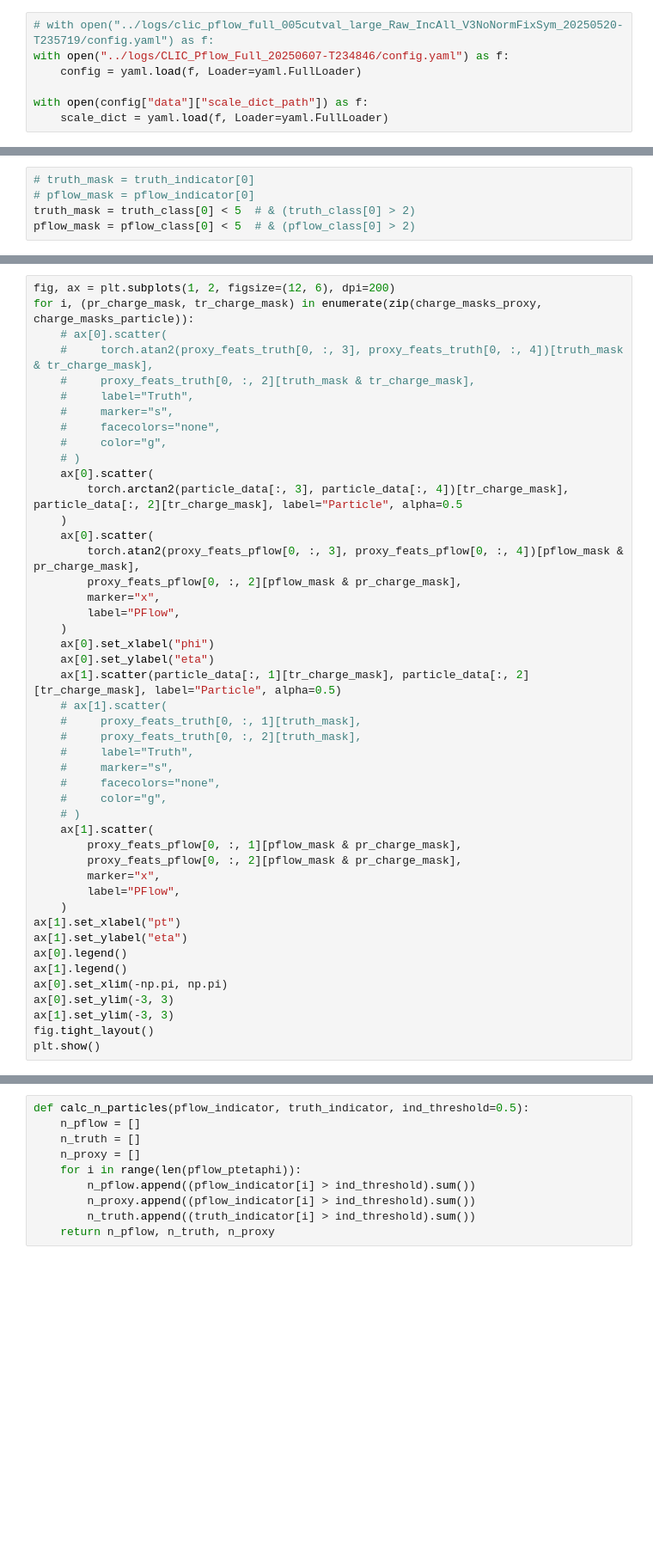
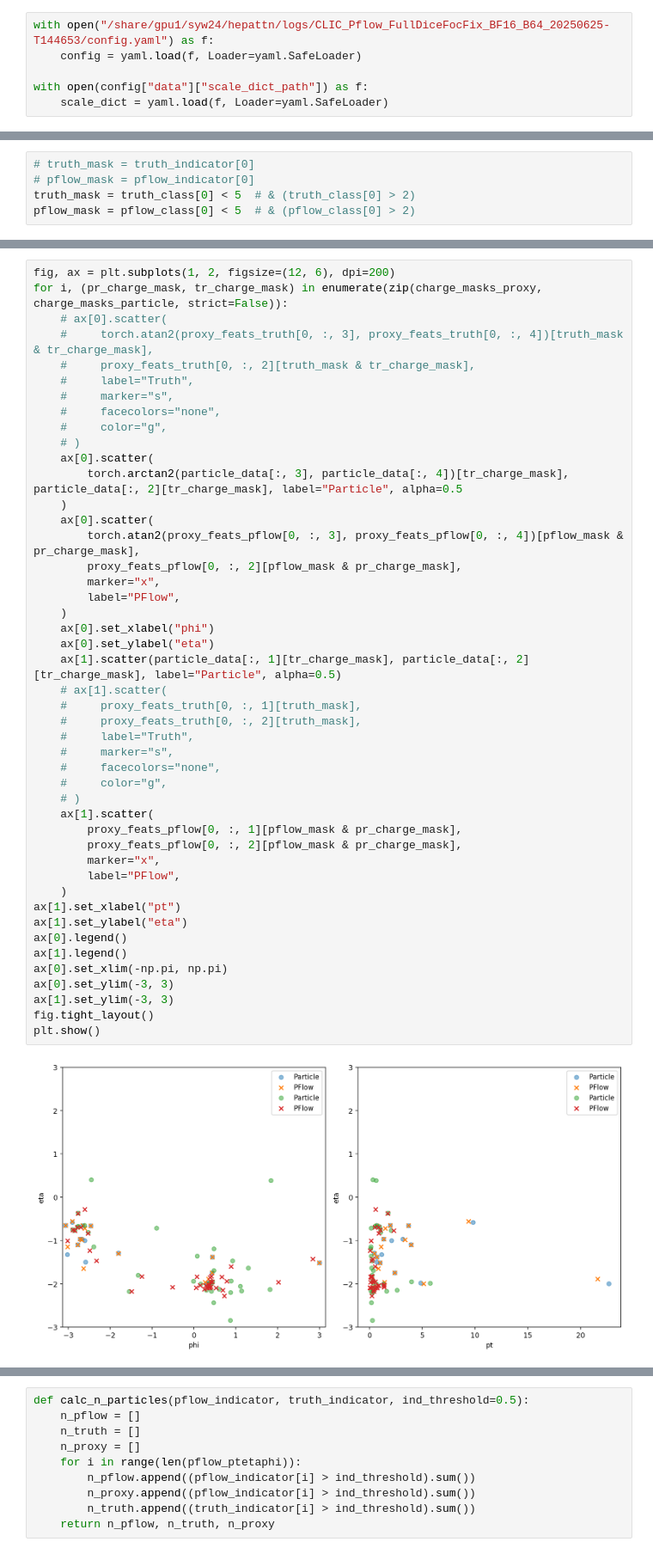
Before and after one commit to sunnyw22/hepattn, a Jupyter notebook: src/hepattn/experiments/clic/notebooks/clic_eval_test.ipynb, the cells around one changed output, grey strips where cells are left out. Shown at 86% size. Saved outputs shown, nothing was run; the diff lists cells and outputs as text; blank space fills up the shorter version.

```diff
--- a/src/hepattn/experiments/clic/notebooks/clic_eval_test.ipynb
+++ b/src/hepattn/experiments/clic/notebooks/clic_eval_test.ipynb
@@ -20,12 +16,11 @@ from numpy.lib.recfunctions import structured_to_unstructured as s2u
 # %%
 from hepattn.experiments.clic.pflow_data import CLICDataset
 # %%
-# with open("../logs/clic_pflow_full_005cutval_large_Raw_IncAll_V3NoNormFixSym_20250520-T235719/config.yaml") as f:
-with open("../logs/CLIC_Pflow_Full_20250607-T234846/config.yaml") as f:
-    config = yaml.load(f, Loader=yaml.FullLoader)
+with open("/share/gpu1/syw24/hepattn/logs/CLIC_Pflow_FullDiceFocFix_BF16_B64_20250625-T144653/config.yaml") as f:
+    config = yaml.load(f, Loader=yaml.SafeLoader)
 
 with open(config["data"]["scale_dict_path"]) as f:
-    scale_dict = yaml.load(f, Loader=yaml.FullLoader)
+    scale_dict = yaml.load(f, Loader=yaml.SafeLoader)
 # %%
 ds = CLICDataset(
     filepath=config["data"]["test_path"],
@@ -440,6 +566,6 @@ pflow_incidence[0][0]
 # %%
 fig, ax = plt.subplots(1, 2, figsize=(12, 6), dpi=200)
-for i, (pr_charge_mask, tr_charge_mask) in enumerate(zip(charge_masks_proxy, charge_masks_particle)):
+for i, (pr_charge_mask, tr_charge_mask) in enumerate(zip(charge_masks_proxy, charge_masks_particle, strict=False)):
     # ax[0].scatter(
     #     torch.atan2(proxy_feats_truth[0, :, 3], proxy_feats_truth[0, :, 4])[truth_mask & tr_charge_mask],
     #     proxy_feats_truth[0, :, 2][truth_mask & tr_charge_mask],
@@ -456,32 +582,34 @@ for i, (pr_charge_mask, tr_charge_mask) in enumerate(zip(charge_masks_proxy, cha
         proxy_feats_pflow[0, :, 2][pflow_mask & pr_charge_mask],
         marker="x",
         label="PFlow",
     )
     ax[0].set_xlabel("phi")
     ax[0].set_ylabel("eta")
     ax[1].scatter(particle_data[:, 1][tr_charge_mask], particle_data[:, 2][tr_charge_mask], label="Particle", alpha=0.5)
     # ax[1].scatter(
     #     proxy_feats_truth[0, :, 1][truth_mask],
     #     proxy_feats_truth[0, :, 2][truth_mask],
     #     label="Truth",
     #     marker="s",
     #     facecolors="none",
     #     color="g",
     # )
     ax[1].scatter(
         proxy_feats_pflow[0, :, 1][pflow_mask & pr_charge_mask],
         proxy_feats_pflow[0, :, 2][pflow_mask & pr_charge_mask],
         marker="x",
         label="PFlow",
     )
 ax[1].set_xlabel("pt")
 ax[1].set_ylabel("eta")
 ax[0].legend()
 ax[1].legend()
 ax[0].set_xlim(-np.pi, np.pi)
 ax[0].set_ylim(-3, 3)
 ax[1].set_ylim(-3, 3)
 fig.tight_layout()
 plt.show()
+# %% [output]
+[figure, added]
 # %%
 plt.imshow(truth_incidence[0])
```
Also changed, not shown: parts of 48 cells of this notebook, 10 other files.
